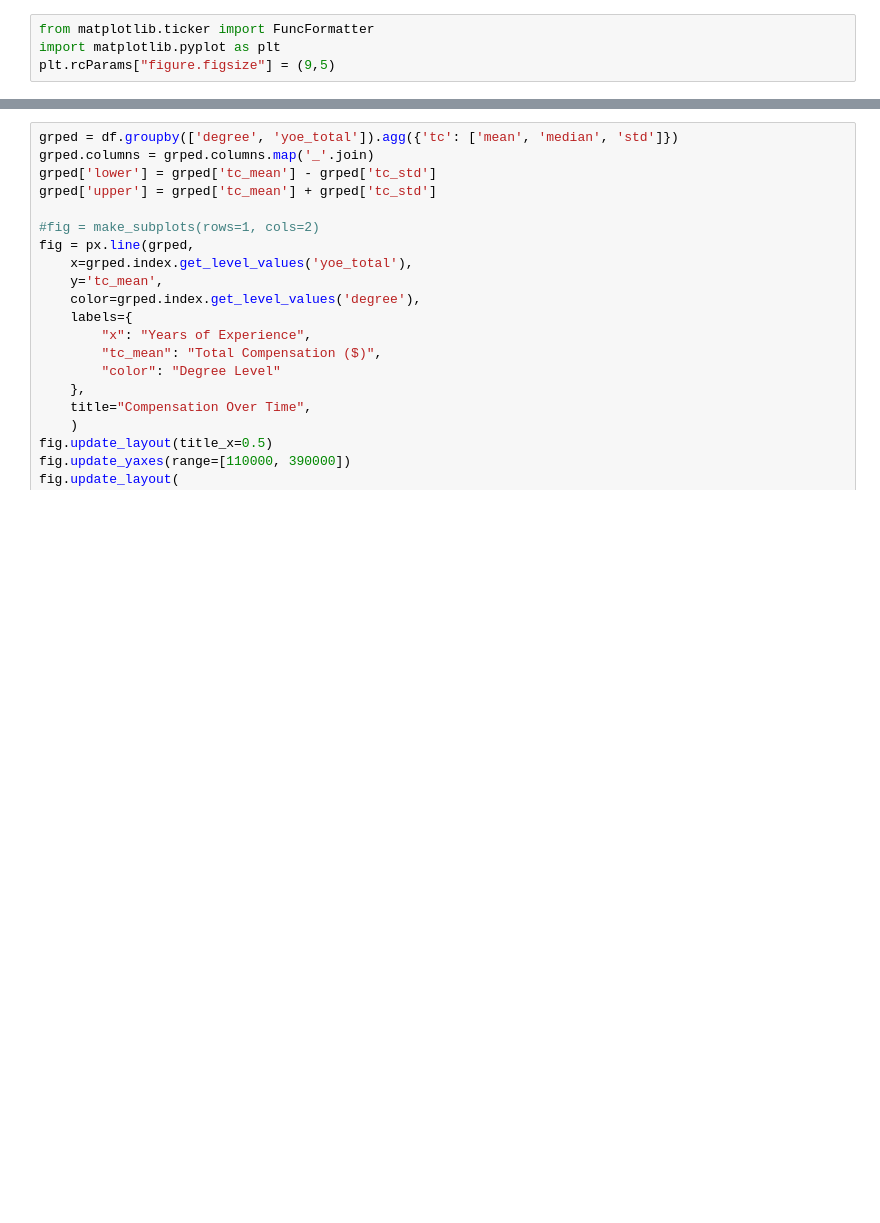
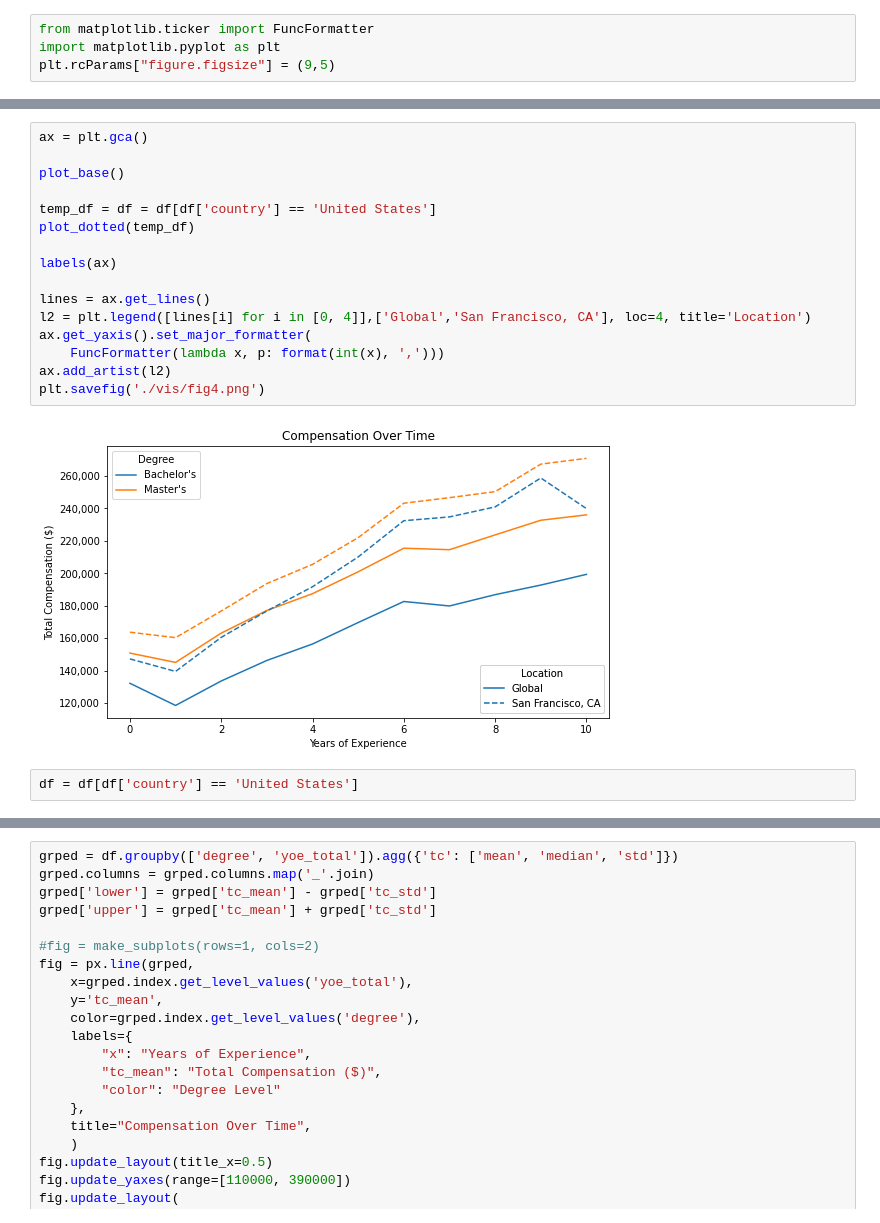
Before and after one commit to yu-lily/salary-analysis, a Jupyter notebook: 1.3-one_pager.ipynb, the cells around one changed output, grey strips where cells are left out. Drawn from its saved outputs; the diff is of its cells as text; blank space fills up the shorter version.

```diff
--- a/1.3-one_pager.ipynb
+++ b/1.3-one_pager.ipynb
@@ -77,0 +93,20 @@ plt.savefig('./vis/fig4.png')
+# %%
+ax = plt.gca()
+
+plot_base()
+
+temp_df = df = df[df['country'] == 'United States']
+plot_dotted(temp_df)
+
+labels(ax)
+
+lines = ax.get_lines()
+l2 = plt.legend([lines[i] for i in [0, 4]],['Global','San Francisco, CA'], loc=4, title='Location')
+ax.get_yaxis().set_major_formatter(
+    FuncFormatter(lambda x, p: format(int(x), ',')))
+ax.add_artist(l2)
+plt.savefig('./vis/fig4.png')
+# %% [output]
+[figure, added]
+# %%
+df = df[df['country'] == 'United States']
```
Also changed, not shown: parts of 10 cells of this notebook, 2 other files.
